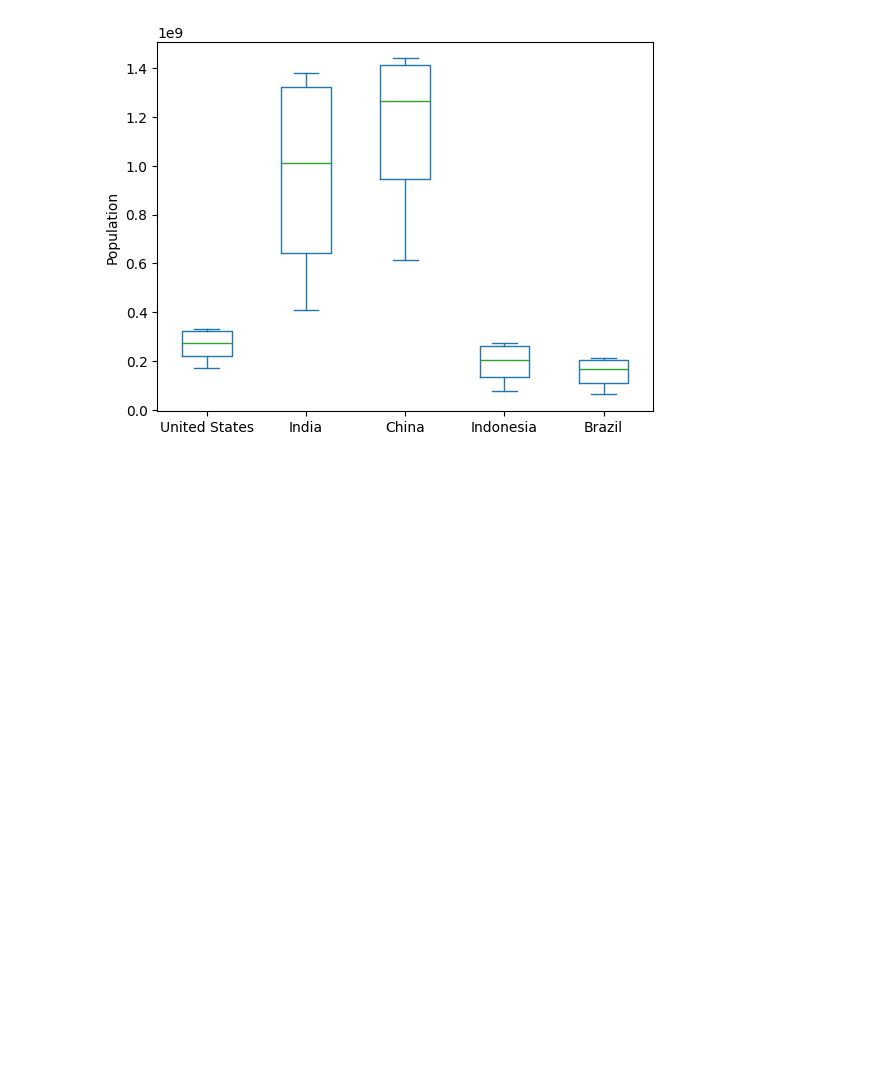
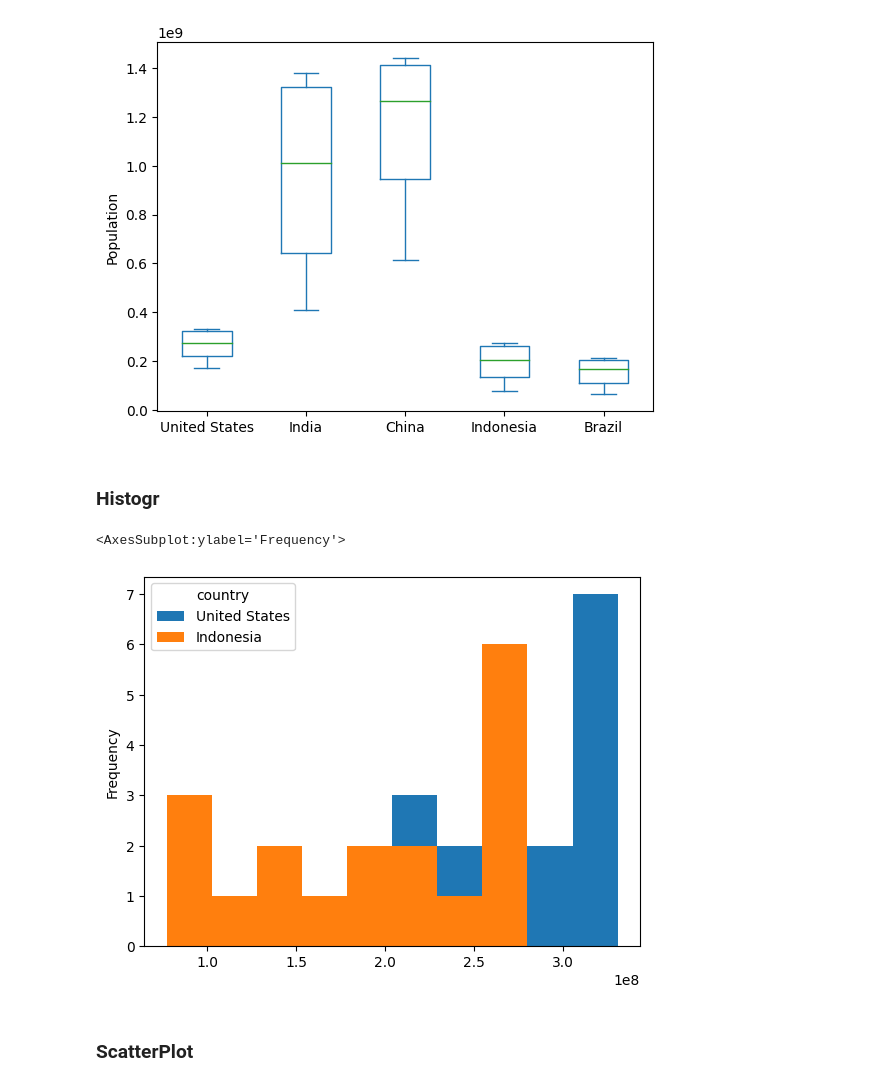
Before and after one commit to sanjula77/Data-Science, a Jupyter notebook: Data_Visualization.ipynb, the cells around one changed output. Cells and saved outputs as stored; diff of their text form; code cells hidden in the pictures; blank space fills up the shorter version.

```diff
--- a/Data_Visualization.ipynb
+++ b/Data_Visualization.ipynb
@@ -138,3 +138,13 @@ df_pivot.plot(kind='box', xlabel='Countries',
 # %% [output]
 <AxesSubplot:ylabel='Population'>
 [figure]
+# %% [markdown]
+### Histogr
+# %%
+df_pivot[['United States', 'Indonesia']].plot(kind='hist',
+                                              xlabel='Population')
+# %% [output]
+<AxesSubplot:ylabel='Frequency'>
+[figure, added]
+# %% [markdown]
+### ScatterPlot
```
Also changed, not shown: parts of 2 cells of this notebook.
